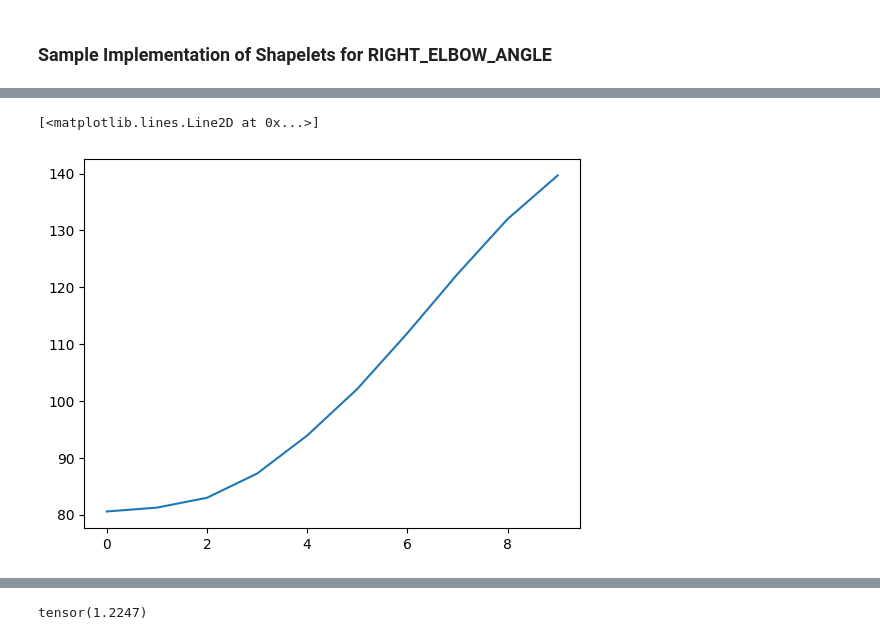
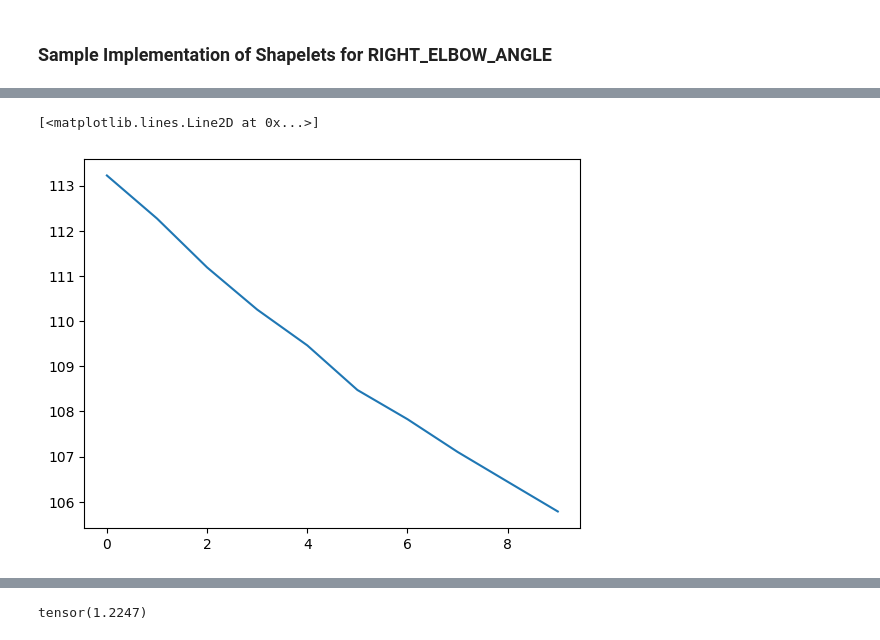
Before and after one commit to rahulsk88/KineticVikings, a Jupyter notebook: src/ShapeletLearner/sample.ipynb, the cells around one changed output, grey strips where cells are left out. Saved outputs shown, nothing was run; the diff lists cells and outputs as text; code cells hidden in the pictures.

Commit message:
Model DTW update

```diff
--- a/src/ShapeletLearner/sample.ipynb
+++ b/src/ShapeletLearner/sample.ipynb
@@ -34,6 +195,5 @@ ts_data, labels = DatasetTimeseries(data, 'RIGHT_ELBOW_ANGLE')
 # %%
-
-def train_shaplet_model(model, train_loader, optimizer, epochs = 100):
+def train_shaplet_model(model, train_loader, optimizer, epochs = 10):
     device = torch.device('cuda' if torch.cuda.is_available() else 'cpu')
     model.to(device)
 
@@ -52,12 +212,12 @@ def train_shaplet_model(model, train_loader, optimizer, epochs = 100):
         print(f'Epoch [{epoch + 1}/{epochs}], Loss: {total_loss / len(train_loader)}')
 # %%
 alpha = None
-trial = TSDataset(ts_data = ts_data, labels=labels)
-train_loader = DataLoader(trial, batch_size=32, shuffle=True)
+trial = TSDataset(ts_data = ts_data[:16, :], labels=labels[0:16])
+train_loader = DataLoader(trial, batch_size=4, shuffle=True)
 
 kmeans_centroids = shapelet_initialization(ts_data, num_shapelets, shapelet_lengths)
 
-model = ShapletLearner(num_shapelets, shapelet_lengths, input_size, num_classes, alpha, kmeans_centroids) ## Add higher regularization after the new method
+model = ShapletLearner(num_shapelets, shapelet_lengths, input_size, num_classes, alpha, kmeans_centroids, type_dist= "DTW") ## Add higher regularization after the new method
 optimizer = torch.optim.Adam(model.parameters(), lr=0.01)
 train_shaplet_model(model, train_loader, optimizer, epochs)
 # %% [output]
@@ -80,0 +245,10 @@ Epoch [100/100], Loss: 0.5859328508377075
+# %%
+alpha = None
+trial = TSDataset(ts_data[:16, :], labels=labels[0:16])
+train_loader = DataLoader(trial, batch_size=4, shuffle=True)
+
+kmeans_centroids = shapelet_initialization(ts_data, num_shapelets, shapelet_lengths)
+
+model = ShapletLearner(num_shapelets, shapelet_lengths, input_size, num_classes, alpha, kmeans_centroids, type_dist= "euclid") ## Add higher regularization after the new method
+optimizer = torch.optim.Adam(model.parameters(), lr=0.01)
+train_shaplet_model(model, train_loader, optimizer, epochs)
@@ -81,7 +274,7 @@ Epoch [100/100], Loss: 0.5859328508377075
 # %%
 ## Plotting the shapelets is easy
 
-plt.plot(torch.tensor(model.shapelets[0]))  ## I'll Try to make it match with the timeseries later
+plt.plot(torch.tensor(model.shapelets[6][0]))  ## I'll Try to make it match with the timeseries later
 # %% [output]
 [<matplotlib.lines.Line2D at 0x...>]
-[figure, old version]
+[figure, new version]
```
Also changed, not shown: parts of 8 cells of this notebook, 2 other files.
